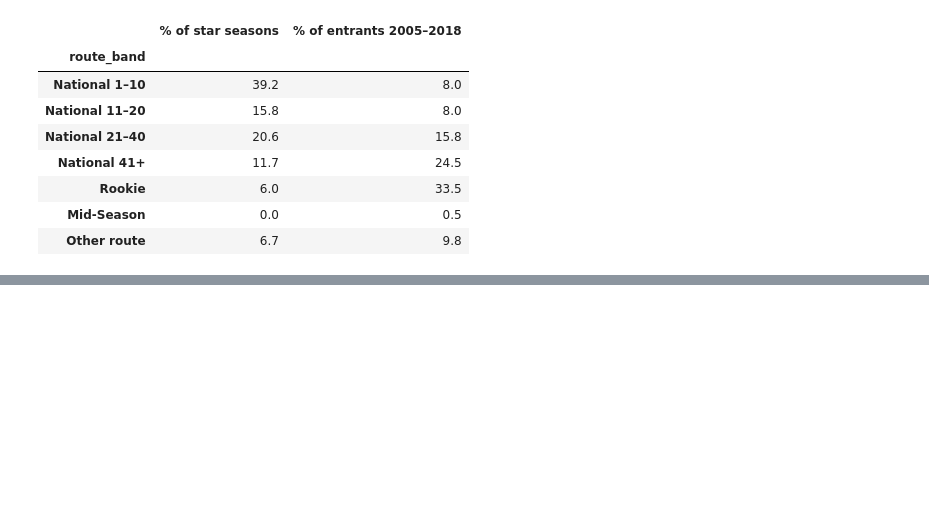
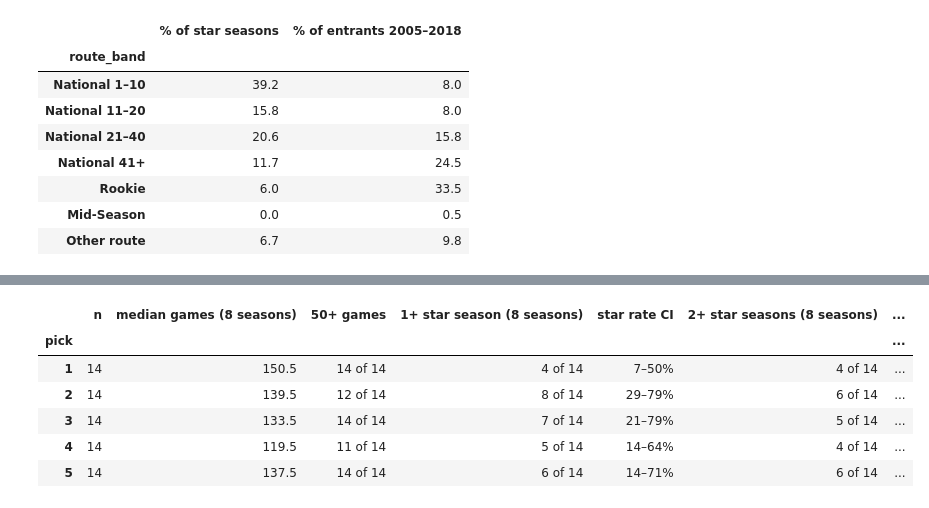
Before and after one commit to pete1729/afl-analytics, a Jupyter notebook: notebooks/06_where_stars_come_from.ipynb, the cells around one changed output, grey strips where cells are left out. Cells and saved outputs as stored; diff of their text form; code cells hidden in the pictures; blank space fills up the shorter version.

```diff
--- a/notebooks/06_where_stars_come_from.ipynb
+++ b/notebooks/06_where_stars_come_from.ipynb
@@ -456,0 +466,26 @@ Star seasons by 2005-2018 entrants: 480 (from 142 players)
+# %%
+career_stars = star_seasons.groupby("afltables_url").size()
+top5 = picks[picks["pick"] <= 5].copy()
+top5["career_star_seasons"] = top5["afltables_url"].map(career_stars).fillna(0).astype(int)
+
+rows = []
+for pick, g in top5.groupby("pick"):
+    star_rate = bootstrap(g, lambda d: d["star"].mean() * 100, n=N_BOOT)
+    rows.append({
+        "pick": pick, "n": len(g),
+        "median games (8 seasons)": g["games_8"].median(),
+        "50+ games": f"{(g['games_8'] >= 50).sum()} of {len(g)}",
+        "1+ star season (8 seasons)": f"{int(g['star'].sum())} of {len(g)}",
+        "star rate CI": f"{star_rate[1]:.0f}–{star_rate[2]:.0f}%",
+        "2+ star seasons (8 seasons)": f"{int(g['star_2plus'].sum())} of {len(g)}",
+        "1+ star season (career)": f"{(g['career_star_seasons'] >= 1).sum()} of {len(g)}",
+    })
+pd.DataFrame(rows).set_index("pick")
+# %% [output]
+|  | n | median games (8 seasons) | 50+ games | 1+ star season (8 seasons) | star rate CI | 2+ star seasons (8 seasons) | ... |
+| pick |  |  |  |  |  |  | ... |
+| 1 | 14 | 150.5 | 14 of 14 | 4 of 14 | 7–50% | 4 of 14 | ... |
+| 2 | 14 | 139.5 | 12 of 14 | 8 of 14 | 29–79% | 6 of 14 | ... |
+| 3 | 14 | 133.5 | 14 of 14 | 7 of 14 | 21–79% | 5 of 14 | ... |
+| 4 | 14 | 119.5 | 11 of 14 | 5 of 14 | 14–64% | 4 of 14 | ... |
+| 5 | 14 | 137.5 | 14 of 14 | 6 of 14 | 14–71% | 6 of 14 | ... |
```
Also changed, not shown: parts of 6 cells of this notebook.
